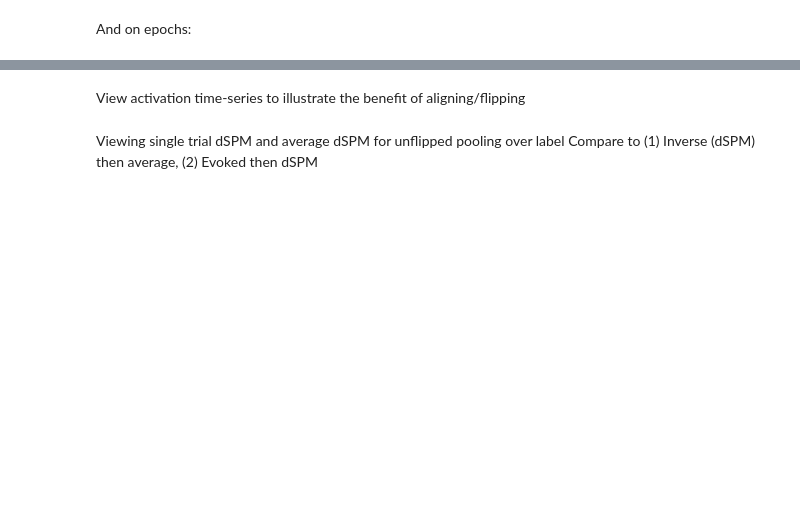
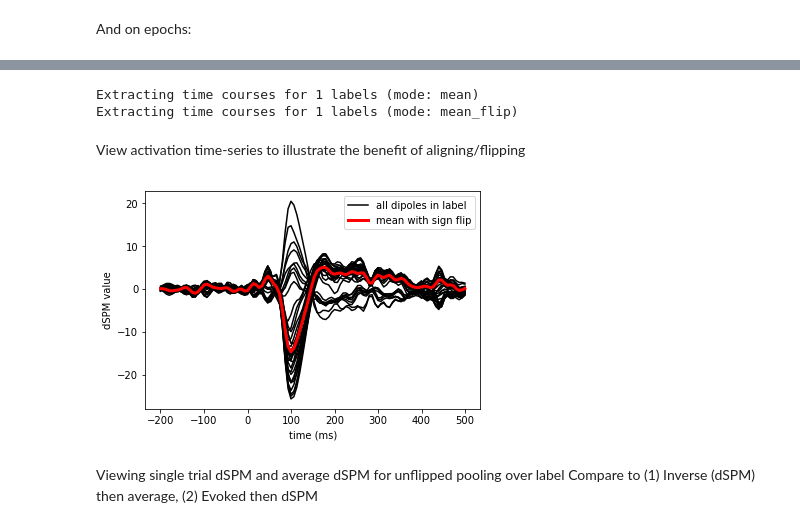
Before and after one commit to jasmainak/mne-workshop-brown, a Jupyter notebook: content/evoked_to_stc/stc.ipynb, the cells around one changed output, grey strips where cells are left out. Cells and saved outputs as stored; diff of their text form; code cells hidden in the pictures; blank space fills up the shorter version.

```diff
--- a/content/evoked_to_stc/stc.ipynb
+++ b/content/evoked_to_stc/stc.ipynb
@@ -16,4 +11,3 @@ import numpy as np
 import matplotlib.pyplot as plt
 
 import mne
-mne.set_log_level('WARNING')
@@ -45,15 +38,11 @@ events = mne.find_events(raw, stim_channel='STI 014')
 # %%
 event_id = dict(aud_l=1)  # event trigger and conditions
-tmin = -0.2  # start of each epoch (200ms before the trigger)
-tmax = 0.5  # end of each epoch (500ms after the trigger)
+tmin, tmax = -0.2, 0.5
 raw.info['bads'] = ['MEG 2443', 'EEG 053']
 picks = mne.pick_types(raw.info, meg=True, eeg=False, eog=True, exclude='bads')
-baseline = (None, 0)  # means from the first instant to t = 0
 reject = dict(grad=4000e-13, mag=4e-12, eog=150e-6)
 
 epochs = mne.Epochs(raw, events, event_id, tmin, tmax, proj=True,
-                    picks=picks, baseline=baseline, reject=reject)
-epochs.drop_bad()
-print(epochs.selection.shape)
-print(epochs)
+                    picks=picks, reject=reject, preload=True)
+evoked = epochs.average()
 # %% [output]
@@ -110,17 +133,9 @@ precomputed and applied to data in a later stage.
 # %%
 fname_fwd = data_path + '/MEG/sample/sample_audvis-meg-oct-6-fwd.fif'
-fwd = mne.read_forward_solution(fname_fwd)
+fwd = mne.read_forward_solution(fname_fwd, verbose=False)
 
-# Restrict forward solution as necessary for MEG
-fwd = mne.pick_types_forward(fwd, meg=True, eeg=False)
-
-# make an M/EEG, MEG-only, and EEG-only inverse operators
-info = evoked.info
-inverse_operator = make_inverse_operator(info, fwd, noise_cov,
-                                         loose=0.2, depth=0.8)
-
-write_inverse_operator('sample_audvis-meg-oct-6-inv.fif',
-                       inverse_operator)
+inverse_operator = make_inverse_operator(evoked.info, fwd, noise_cov,
+                                         loose=0.2, depth=0.8, verbose=False)
 # %% [markdown]
 ## Compute inverse solution / Apply inverse operators
 # %%
@@ -238,17 +285,24 @@ label_mean_evoked = np.mean(stc_evoked_label.data, axis=0)
+# %%
+label_mean_evoked = mne.extract_label_time_course(stc_evoked, label, fwd['src'], mode='mean')[0]
+label_mean_flip = mne.extract_label_time_course(stc_evoked, label, fwd['src'], mode='mean_flip')[0]
+# %% [output]
+Extracting time courses for 1 labels (mode: mean)
+Extracting time courses for 1 labels (mode: mean_flip)
 # %% [markdown]
 View activation time-series to illustrate the benefit of aligning/flipping
 # %%
 times = 1e3 * stcs[0].times  # times in ms
 
 plt.figure()
 h0 = plt.plot(times, mean_stc.data.T, 'k')
-h1, = plt.plot(times, label_mean, 'r', linewidth=3)
-h2, = plt.plot(times, label_mean_flip, 'g', linewidth=3)
-plt.legend((h0[0], h1, h2), ('all dipoles in label', 'mean',
+h1, = plt.plot(times, label_mean_flip, 'r', linewidth=3)
+plt.legend((h0[0], h1), ('all dipoles in label',
                              'mean with sign flip'))
 plt.xlabel('time (ms)')
 plt.ylabel('dSPM value')
 plt.show()
+# %% [output]
+[figure, added]
 # %% [markdown]
 Viewing single trial dSPM and average dSPM for unflipped pooling over label
 Compare to (1) Inverse (dSPM) then average, (2) Evoked then dSPM
```
Also changed, not shown: parts of 36 cells of this notebook, 1 other file.
